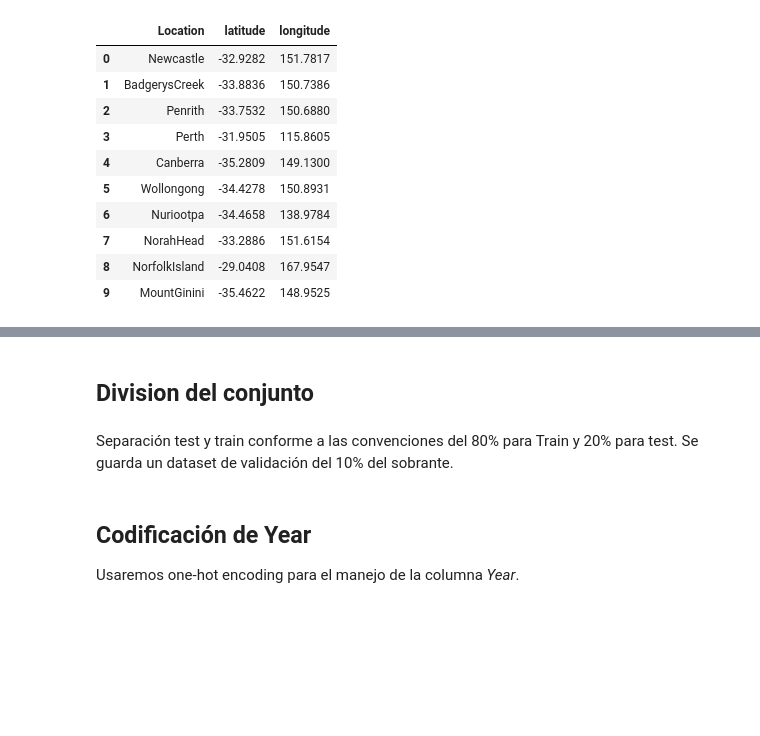
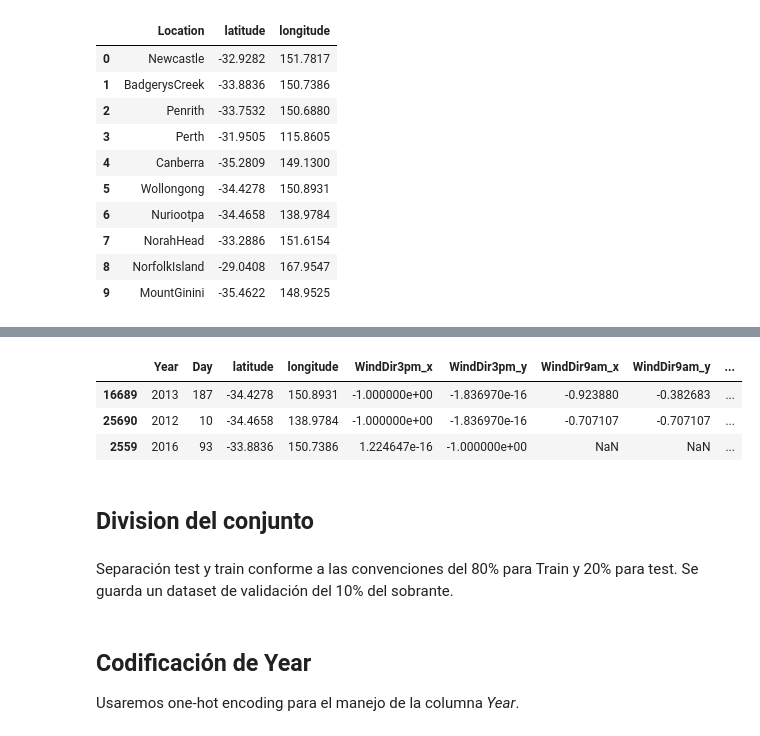
Before and after one commit to bpace1/AA1-TUIA-Crenna-Pace-SanchoAlmenar, a Jupyter notebook: TP-clasificacion-AA1.ipynb, the cells around one changed output, grey strips where cells are left out. Drawn from its saved outputs; the diff is of its cells as text; code cells hidden in the pictures; blank space fills up the shorter version.

```diff
--- a/TP-clasificacion-AA1.ipynb
+++ b/TP-clasificacion-AA1.ipynb
@@ -277,11 +261,18 @@ for i in range(len(df.columns), len(axes)):
+# %%
+df[['Year', 'Day', 'latitude', 'longitude', 'WindDir3pm_x', 'WindDir3pm_y', 'WindDir9am_x', 'WindDir9am_y','WindGustDir_x', 'WindGustDir_y' ,  'RainToday', 'RainTomorrow']].sample(3)
+# %% [output]
+|  | Year | Day | latitude | longitude | WindDir3pm_x | WindDir3pm_y | WindDir9am_x | WindDir9am_y | ... |
+| 16689 | 2013 | 187 | -34.4278 | 150.8931 | -1.000000e+00 | -1.836970e-16 | -0.923880 | -0.382683 | ... |
+| 25690 | 2012 | 10 | -34.4658 | 138.9784 | -1.000000e+00 | -1.836970e-16 | -0.707107 | -0.707107 | ... |
+| 2559 | 2016 | 93 | -33.8836 | 150.7386 | 1.224647e-16 | -1.000000e+00 | NaN | NaN | ... |
 # %% [markdown]
 
 ## Division del conjunto
+# %% [markdown]
+Separación test y train conforme a las convenciones del 80% para Train y 20% para test. Se guarda un dataset de validación del 10% del sobrante.
 # %%
 X: pd.DataFrame = df.drop(columns='RainTomorrow')
 y: pd.DataFrame = df[['RainTomorrow']] #Variable a predecir
-# %% [markdown]
-Separación test y train conforme a las convenciones del 80% para Train y 20% para test. Se guarda un dataset de validación del 10% del sobrante.
 # %%
 X_train, X_test, y_train, y_test = train_test_split(
     X,
```
Also changed, not shown: parts of 34 cells of this notebook.
